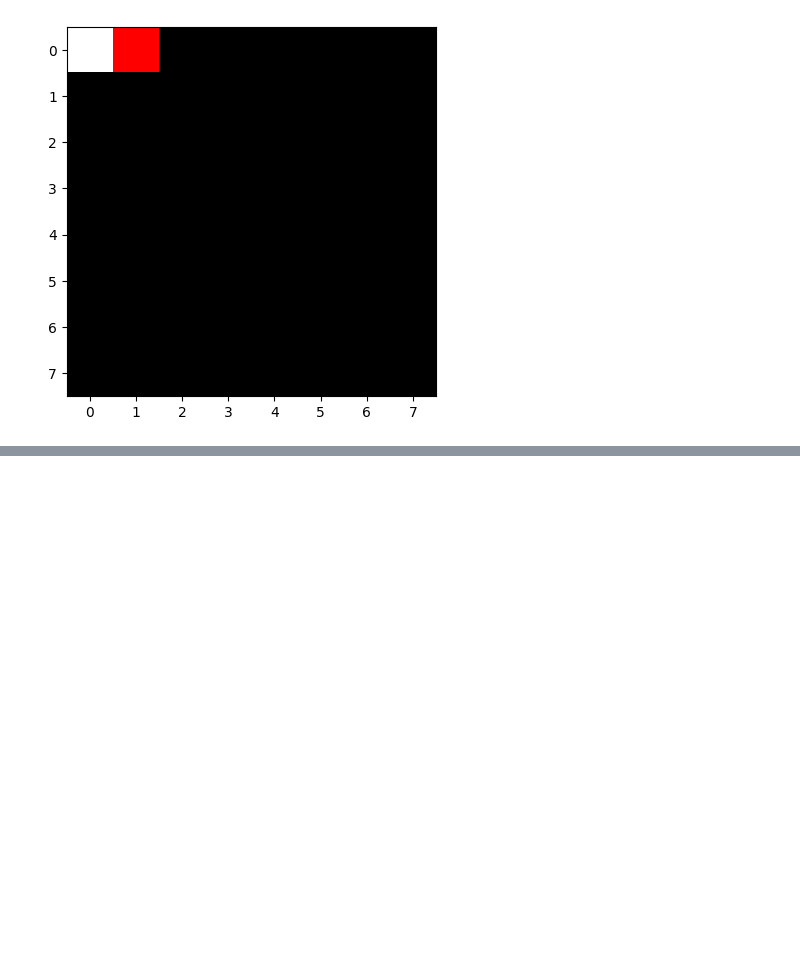
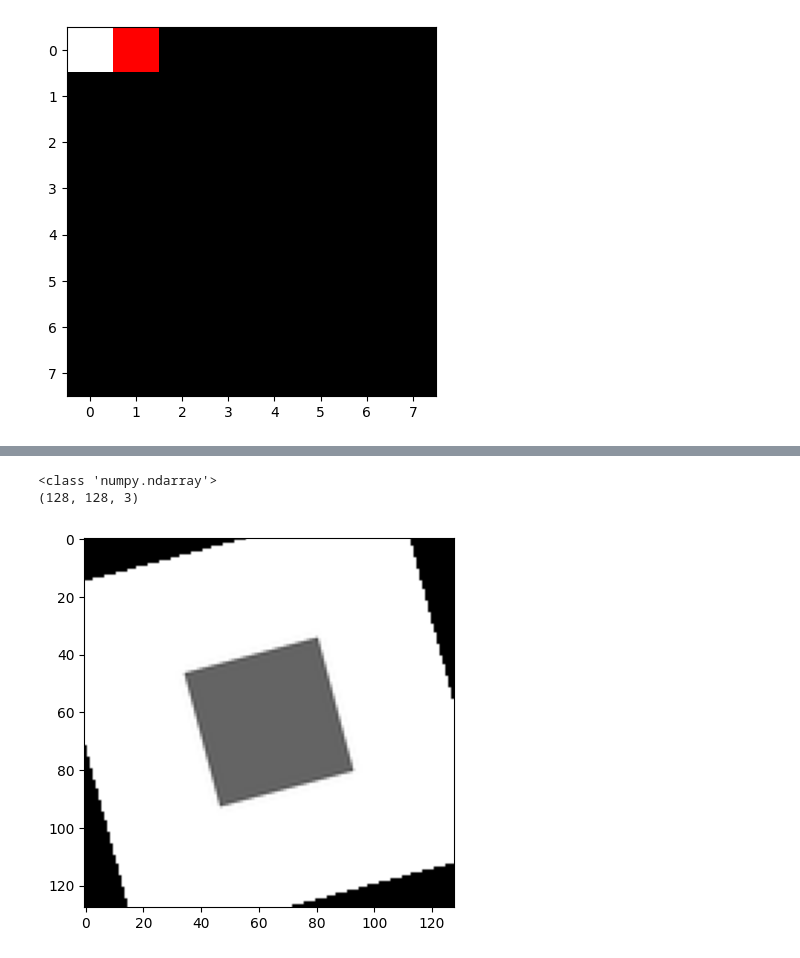
Before and after one commit to Vladimir-Kozomazov/Vladimir-Kozomazov.github.io, a Jupyter notebook: Софа_матмод.ipynb, the cells around one changed output, grey strips where cells are left out. Cells and saved outputs as stored; diff of their text form; code cells hidden in the pictures; blank space fills up the shorter version.

```diff
--- a/Софа_матмод.ipynb
+++ b/Софа_матмод.ipynb
@@ -2190,0 +2225,17 @@ Mounted at /content/drive
+# %%
+# Хотим сохранить размер исходной картинки при повороте
+from scipy import ndimage
+import numpy as np
+
+sq = np.full((128, 128, 3), 255, dtype=np.uint8)
+sq[40:88, 40:88] = [100,100,100]
+rsq = ndimage.rotate(sq,15, reshape = False) # Не позволили менять размер картинке
+print(type(rsq))
+print(rsq.shape)
+
+plt.imshow(rsq)
+plt.show()
+# %% [output]
+<class 'numpy.ndarray'>
+(128, 128, 3)
+[figure, added]
```
Also changed, not shown: parts of 10 cells of this notebook.
